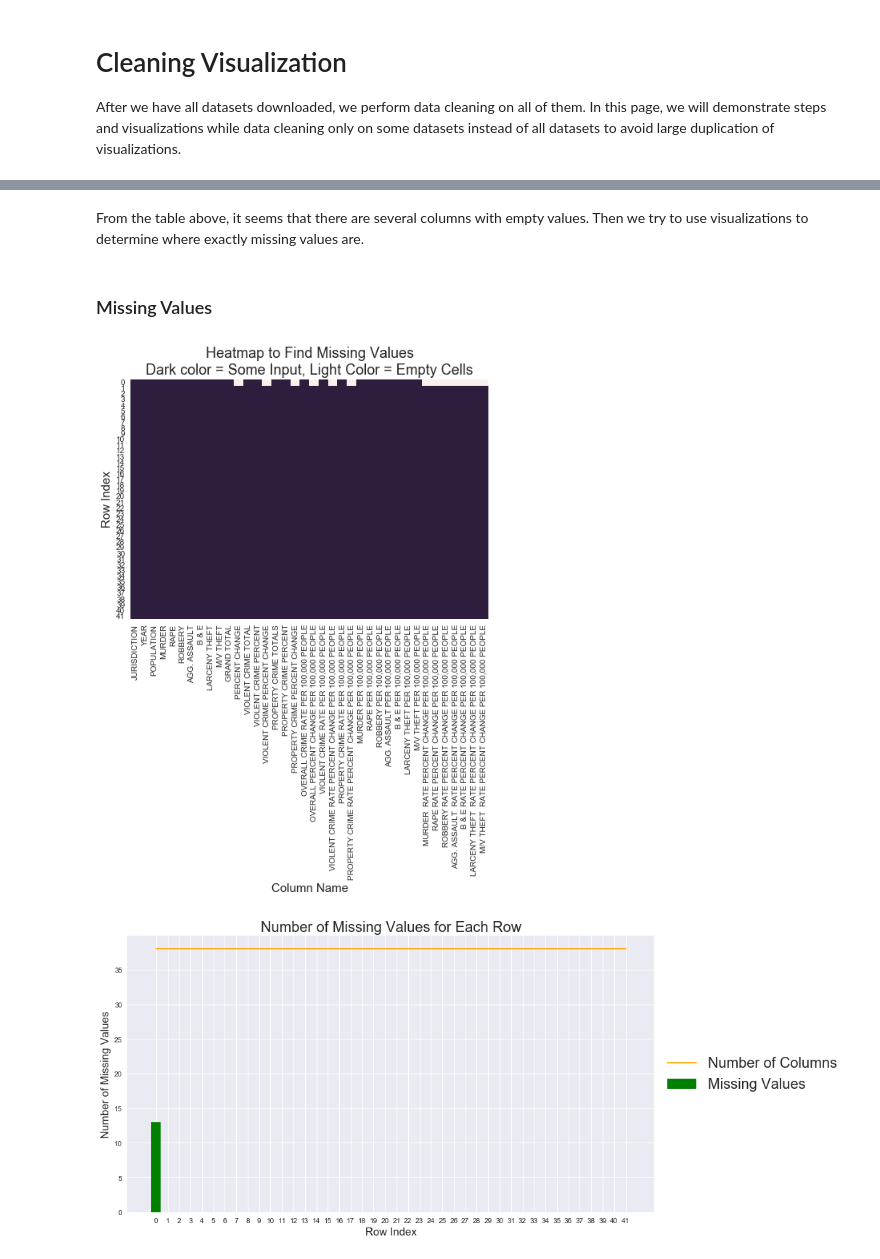
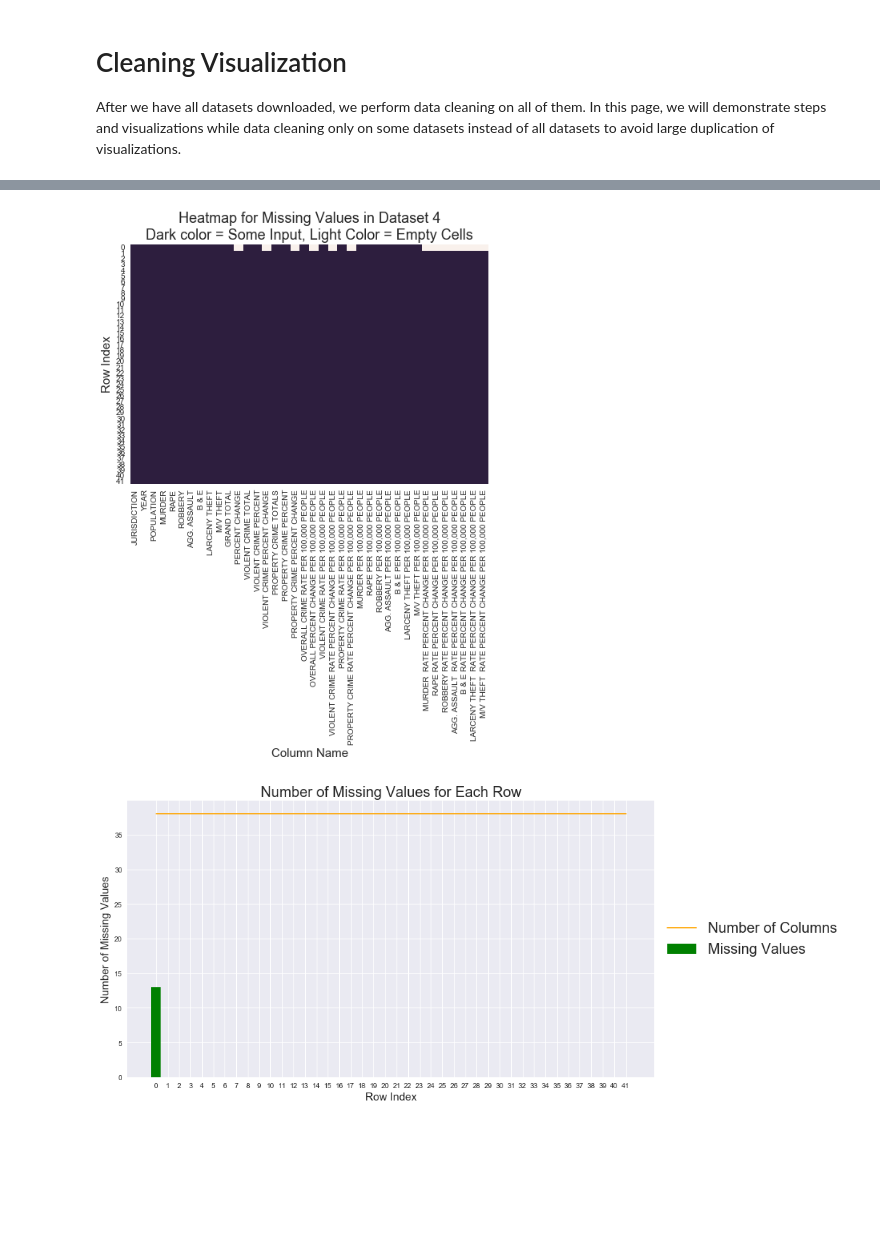
Before and after one commit to yuqiw4/ANLY-503-Project, a Jupyter notebook: Project part 1.ipynb, the cells around one changed output, grey strips where cells are left out. Cells and saved outputs as stored; diff of their text form; code cells hidden in the pictures; blank space fills up the shorter version.

```diff
--- a/Project part 1.ipynb
+++ b/Project part 1.ipynb
@@ -25,23 +21,19 @@ data4[:5]
-# %% [markdown]
-From the table above, it seems that there are several columns with empty values. Then we try to use visualizations to determine where exactly missing values are.
-# %% [markdown]
-### Missing Values
 # %%
 old = data4.columns
 new = []
 for c in old:
     new.append(c.replace('\n', ''))
 data4.columns = new
 
 sns.heatmap(data4.isnull()==False, cbar = False)
 
 plt.xlabel('Column Name', fontsize=15)
 plt.ylabel('Row Index', fontsize=15)
-plt.title('Heatmap to Find Missing Values\nDark color = Some Input, Light Color = Empty Cells', fontsize=18)
+plt.title('Heatmap for Missing Values in Dataset 4\nDark color = Some Input, Light Color = Empty Cells', fontsize=18)
 plt.show()
 plt.close()
 # %% [output]
-[figure, old version]
+[figure, new version]
 # %%
 cols = data4.columns
 number_empty_cells = []
```
Also changed, not shown: parts of 76 cells of this notebook.
